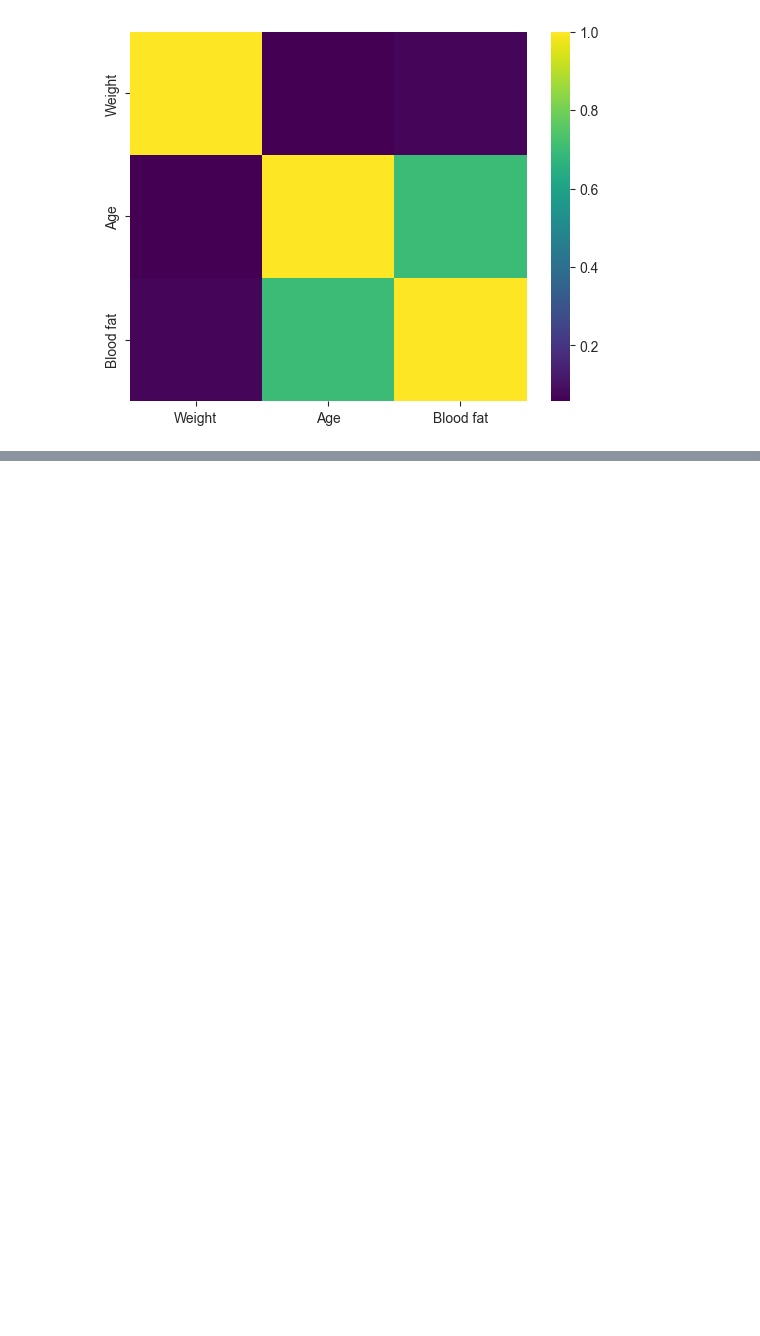
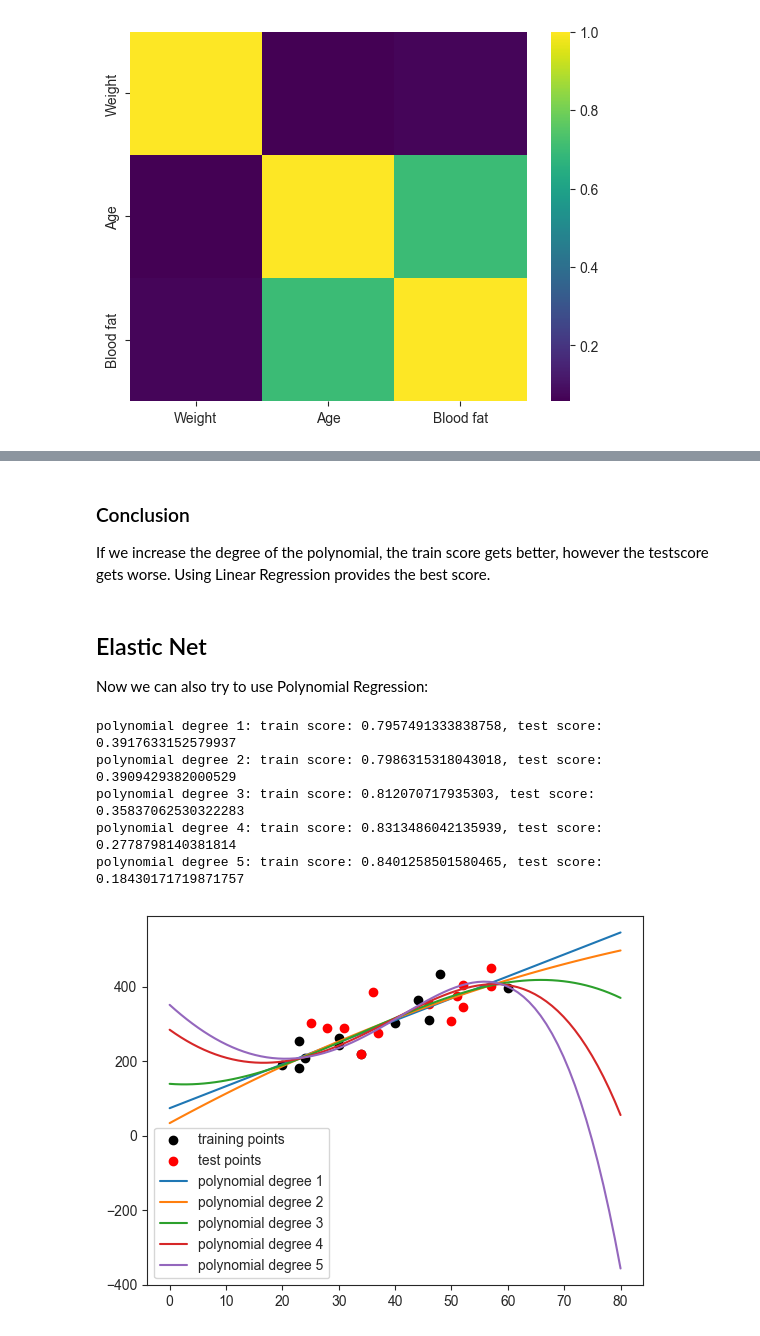
Before and after one commit to Julfried/MLDEIL_HW, a Jupyter notebook: Assignment_1/main.ipynb, the cells around one changed output, grey strips where cells are left out. Saved outputs shown, nothing was run; the diff lists cells and outputs as text; code cells hidden in the pictures; blank space fills up the shorter version.

```diff
--- a/Assignment_1/main.ipynb
+++ b/Assignment_1/main.ipynb
@@ -62,0 +159,58 @@ sns.heatmap(correlation_matrix ** 2, cmap='viridis')
+# %% [markdown]
+### Conclusion
+If we increase the degree of the polynomial, the train score gets better, however the testscore gets worse. Using Linear Regression provides the best score.
+# %% [markdown]
+## Elastic Net
+Now we can also try to use Polynomial Regression:
+# %%
+train_split = 0.5
+
+# Split the data into training and test sets
+X_train, X_test, y_train, y_test = train_test_split(
+    bloodfatdata['Age'].values.reshape(-1, 1),
+    bloodfatdata['Blood fat'].values,
+    train_size=train_split,
+    test_size=1-train_split,
+    shuffle=True,
+    random_state=6
+)
+
+# Sort the training data based on Age
+sorted_indices = np.argsort(X_train.flatten())
+X_train_sorted = X_train[sorted_indices]
+y_train_sorted = y_train[sorted_indices]
+
+fig, ax = plt.subplots()
+
+# plot Training and test data
+ax.scatter(X_train, y_train, label='training points', color='black')
+ax.scatter(X_test, y_test, label='test points', color='red')
+
+for degree in range(1, 6):
+    model = make_pipeline(PolynomialFeatures(degree), ElasticNet(alpha=1e-3, l1_ratio=1))
+    model.fit(X_train_sorted, y_train_sorted)
+
+    # Generate a range of values for plotting
+    x_values = np.linspace(0, 80, 80).reshape(-1, 1)
+
+    # Predictions on the combined data
+    y_values_pred = model.predict(x_values)
+
+    ax.plot(x_values, y_values_pred, label=f'polynomial degree {degree}')
+    ax.legend()
+
+    y_train_pred = model.predict(X_train_sorted)
+    y_test_pred = model.predict(X_test)
+
+    r2_train = r2_score(y_train_sorted, y_train_pred)
+    r2_test = r2_score(y_test, y_test_pred)
+    print(f'polynomial degree {degree}: train score: {r2_train}, test score: {r2_test}')
+
+plt.show()
+# %% [output]
+polynomial degree 1: train score: 0.7957491333838758, test score: 0.3917633152579937
+polynomial degree 2: train score: 0.7986315318043018, test score: 0.3909429382000529
+polynomial degree 3: train score: 0.812070717935303, test score: 0.35837062530322283
+polynomial degree 4: train score: 0.8313486042135939, test score: 0.2778798140381814
+polynomial degree 5: train score: 0.8401258501580465, test score: 0.18430171719871757
+[figure, added]
```
Also changed, not shown: parts of 12 cells of this notebook.
